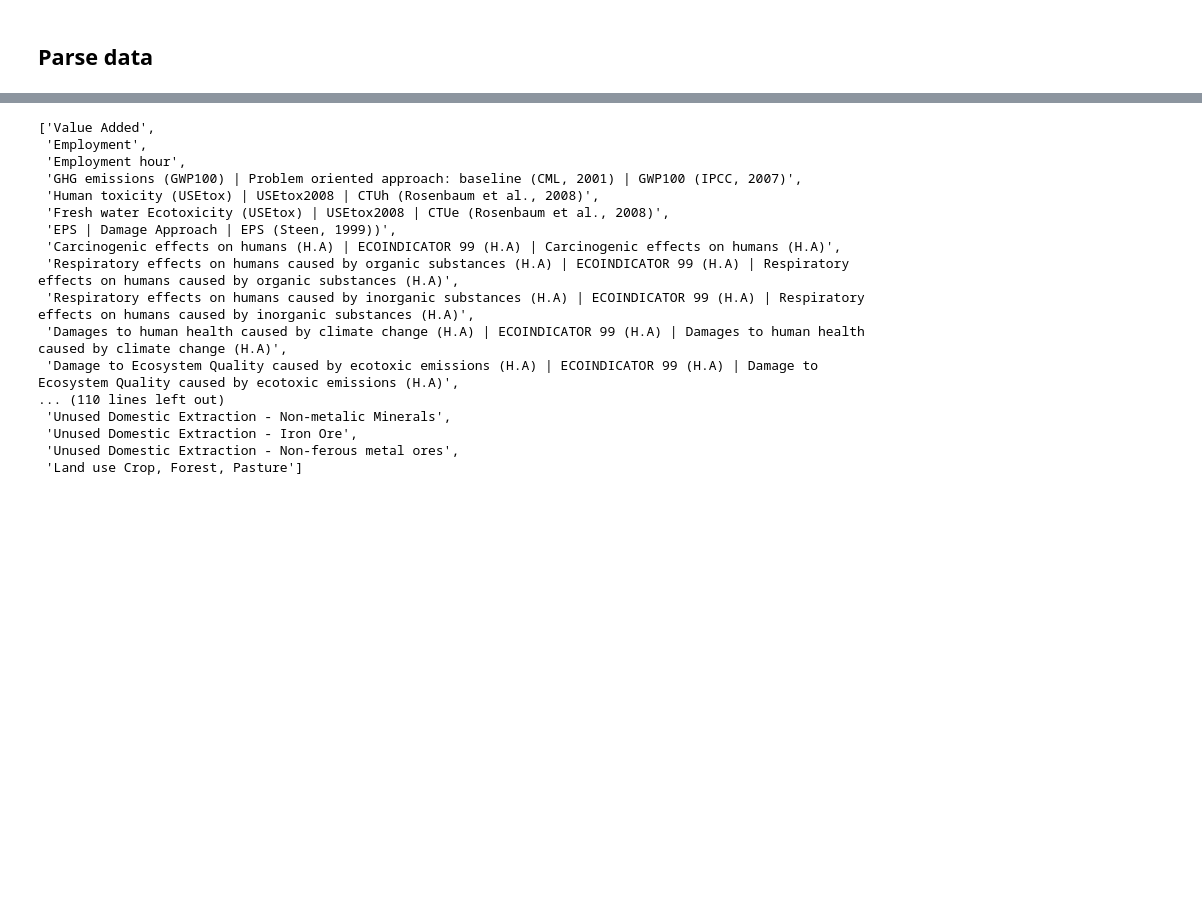
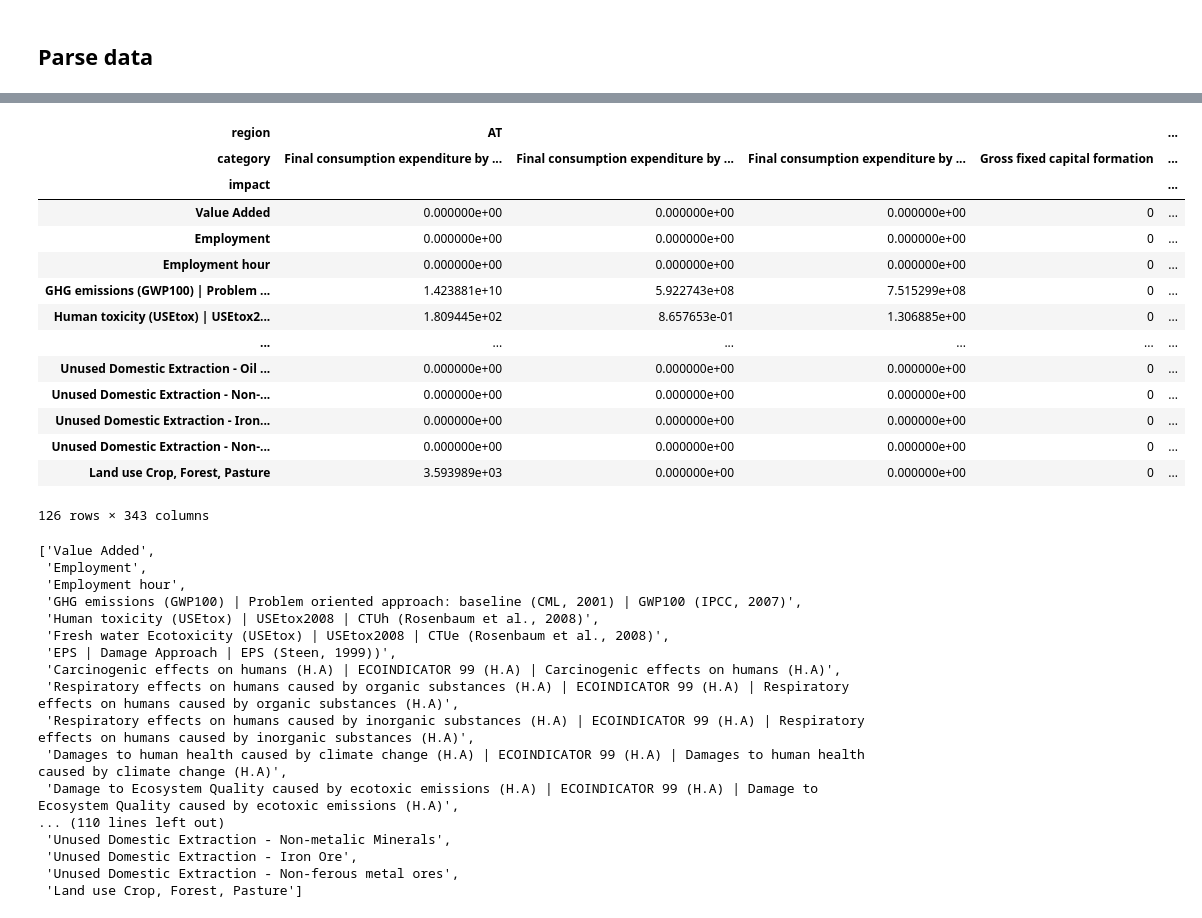
Before and after one commit to thomasgibon/io-footprinting, a Jupyter notebook: miniprojet_mines/4_decoupling.ipynb, the cells around one changed output, grey strips where cells are left out. Drawn from its saved outputs; the diff is of its cells as text; code cells hidden in the pictures; blank space fills up the shorter version.

```diff
--- a/miniprojet_mines/4_decoupling.ipynb
+++ b/miniprojet_mines/4_decoupling.ipynb
@@ -222,3 +395,21 @@ print(gdp1, gdp2)
+# %%
+data[2019]['D_Y']
+# %% [output]
+| region | AT |  |  |  | ... |
+| category | Final consumption expenditure by ... | Final consumption expenditure by ... | Final consumption expenditure by ... | Gross fixed capital formation | ... |
+| impact |  |  |  |  | ... |
+| Value Added | 0.000000e+00 | 0.000000e+00 | 0.000000e+00 | 0 | ... |
+| Employment | 0.000000e+00 | 0.000000e+00 | 0.000000e+00 | 0 | ... |
+| Employment hour | 0.000000e+00 | 0.000000e+00 | 0.000000e+00 | 0 | ... |
+| GHG emissions (GWP100) | Problem ... | 1.423881e+10 | 5.922743e+08 | 7.515299e+08 | 0 | ... |
+| Human toxicity (USEtox) | USEtox2... | 1.809445e+02 | 8.657653e-01 | 1.306885e+00 | 0 | ... |
+| ... | ... | ... | ... | ... | ... |
+| Unused Domestic Extraction - Oil ... | 0.000000e+00 | 0.000000e+00 | 0.000000e+00 | 0 | ... |
+| Unused Domestic Extraction - Non-... | 0.000000e+00 | 0.000000e+00 | 0.000000e+00 | 0 | ... |
+| Unused Domestic Extraction - Iron... | 0.000000e+00 | 0.000000e+00 | 0.000000e+00 | 0 | ... |
+| Unused Domestic Extraction - Non-... | 0.000000e+00 | 0.000000e+00 | 0.000000e+00 | 0 | ... |
+| Land use Crop, Forest, Pasture | 3.593989e+03 | 0.000000e+00 | 0.000000e+00 | 0 | ... |
+126 rows × 343 columns
 # %%
 list(data[year]['D_cba'].index)
 # %% [output]
```
Also changed, not shown: parts of 38 cells of this notebook.
